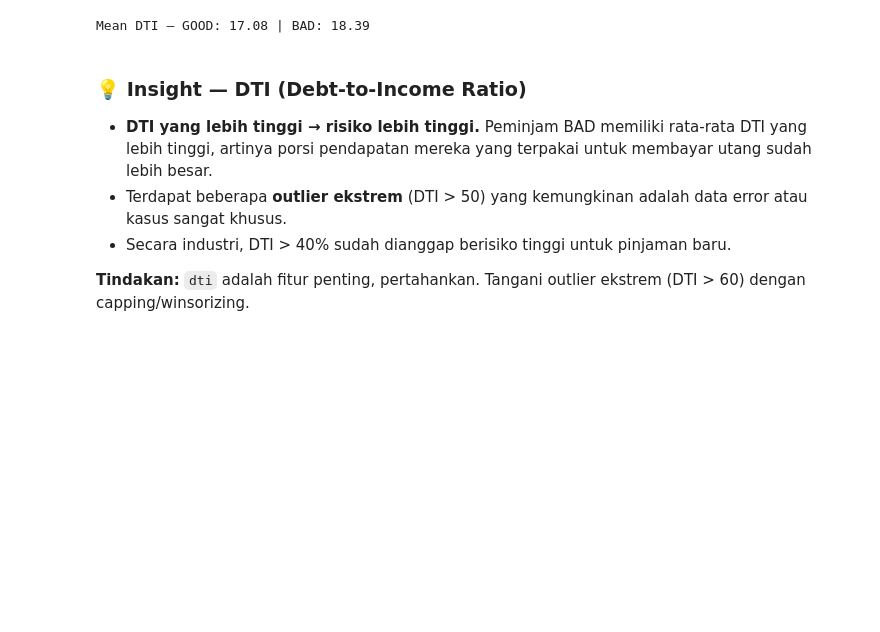
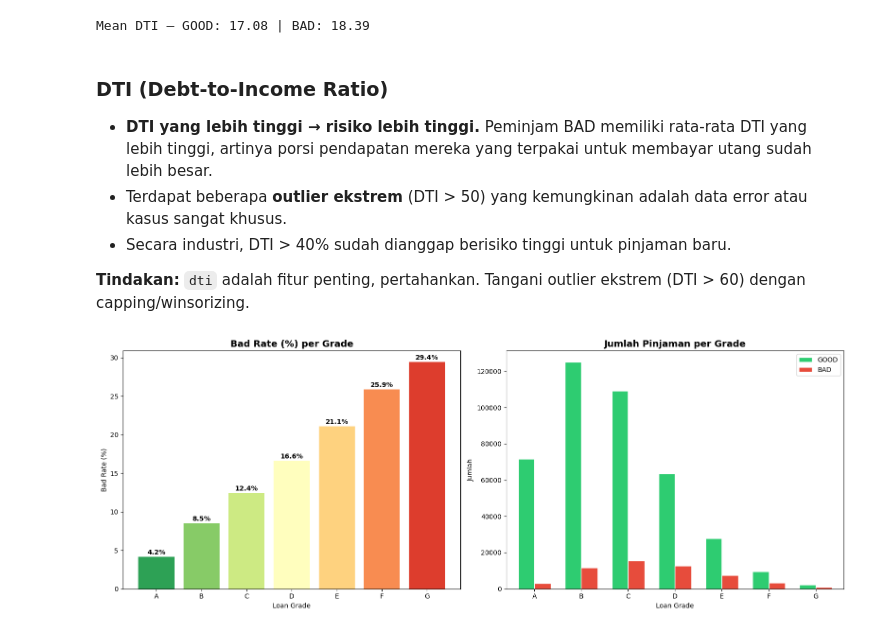
Before and after one commit to rfaoktvian/FinalProjectIDXPartners, a Jupyter notebook: main.ipynb, the cells around one changed output. Saved outputs shown, nothing was run; the diff lists cells and outputs as text; code cells hidden in the pictures; blank space fills up the shorter version.

```diff
--- a/main.ipynb
+++ b/main.ipynb
@@ -366,10 +366,41 @@ print(f'Mean DTI — GOOD: {good_dti.mean():.2f} | BAD: {bad_dti.mean():.2f}')
 [figure]
 Mean DTI — GOOD: 17.08 | BAD: 18.39
 # %% [markdown]
-### 💡 Insight — DTI (Debt-to-Income Ratio)
+### DTI (Debt-to-Income Ratio)
 
 - **DTI yang lebih tinggi → risiko lebih tinggi.** Peminjam BAD memiliki rata-rata DTI yang lebih tinggi, artinya porsi pendapatan mereka yang terpakai untuk membayar utang sudah lebih besar.
 - Terdapat beberapa **outlier ekstrem** (DTI > 50) yang kemungkinan adalah data error atau kasus sangat khusus.
 - Secara industri, DTI > 40% sudah dianggap berisiko tinggi untuk pinjaman baru.
 
 **Tindakan:** `dti` adalah fitur penting, pertahankan. Tangani outlier ekstrem (DTI > 60) dengan capping/winsorizing.
+# %%
+# ============================================================
+# EDA 5: Grade dan Sub-grade vs Loan Label
+# ============================================================
+fig, axes = plt.subplots(1, 2, figsize=(16, 6))
+
+# Bad rate per grade
+grade_bad_rate = df.groupby('grade')['loan_label'].mean().sort_index() * 100
+bars = axes[0].bar(grade_bad_rate.index, grade_bad_rate.values,
+                   color=sns.color_palette('RdYlGn_r', len(grade_bad_rate)))
+axes[0].set_title('Bad Rate (%) per Grade', fontsize=14, fontweight='bold')
+axes[0].set_xlabel('Loan Grade')
+axes[0].set_ylabel('Bad Rate (%)')
+for bar, val in zip(bars, grade_bad_rate.values):
+    axes[0].text(bar.get_x() + bar.get_width()/2, bar.get_height() + 0.3,
+                 f'{val:.1f}%', ha='center', fontsize=10, fontweight='bold')
+
+# Stacked bar: count per grade per label
+grade_label = df.groupby(['grade', 'loan_label']).size().unstack()
+grade_label.plot(kind='bar', ax=axes[1], color=['#2ecc71', '#e74c3c'],
+                 edgecolor='white', width=0.7)
+axes[1].set_title('Jumlah Pinjaman per Grade', fontsize=14, fontweight='bold')
+axes[1].set_xlabel('Loan Grade')
+axes[1].set_ylabel('Jumlah')
+axes[1].legend(['GOOD', 'BAD'])
+axes[1].tick_params(axis='x', rotation=0)
+
+plt.tight_layout()
+plt.show()
+# %% [output]
+[figure, added]
```
Also changed, not shown: parts of 12 cells of this notebook.
